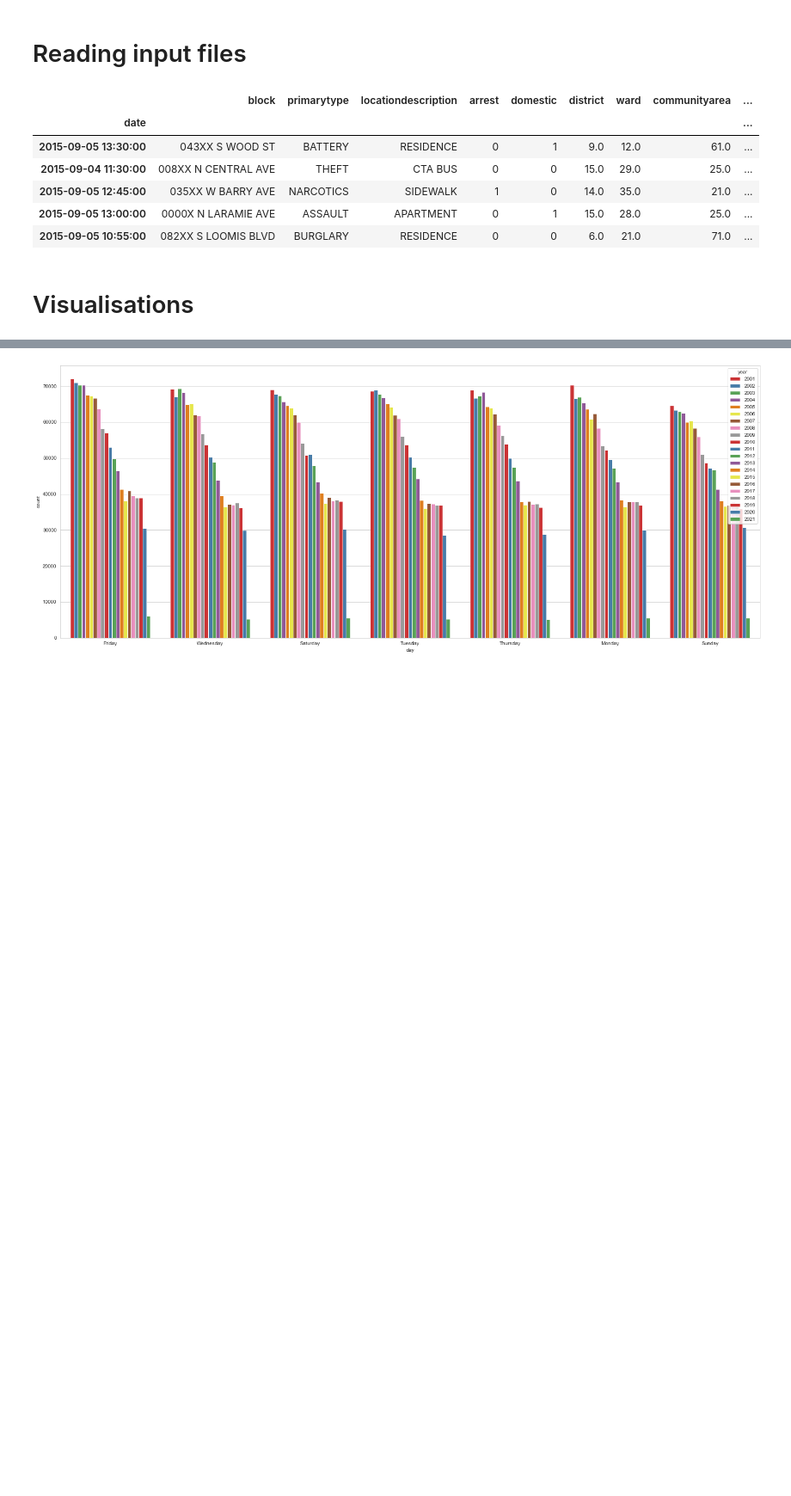
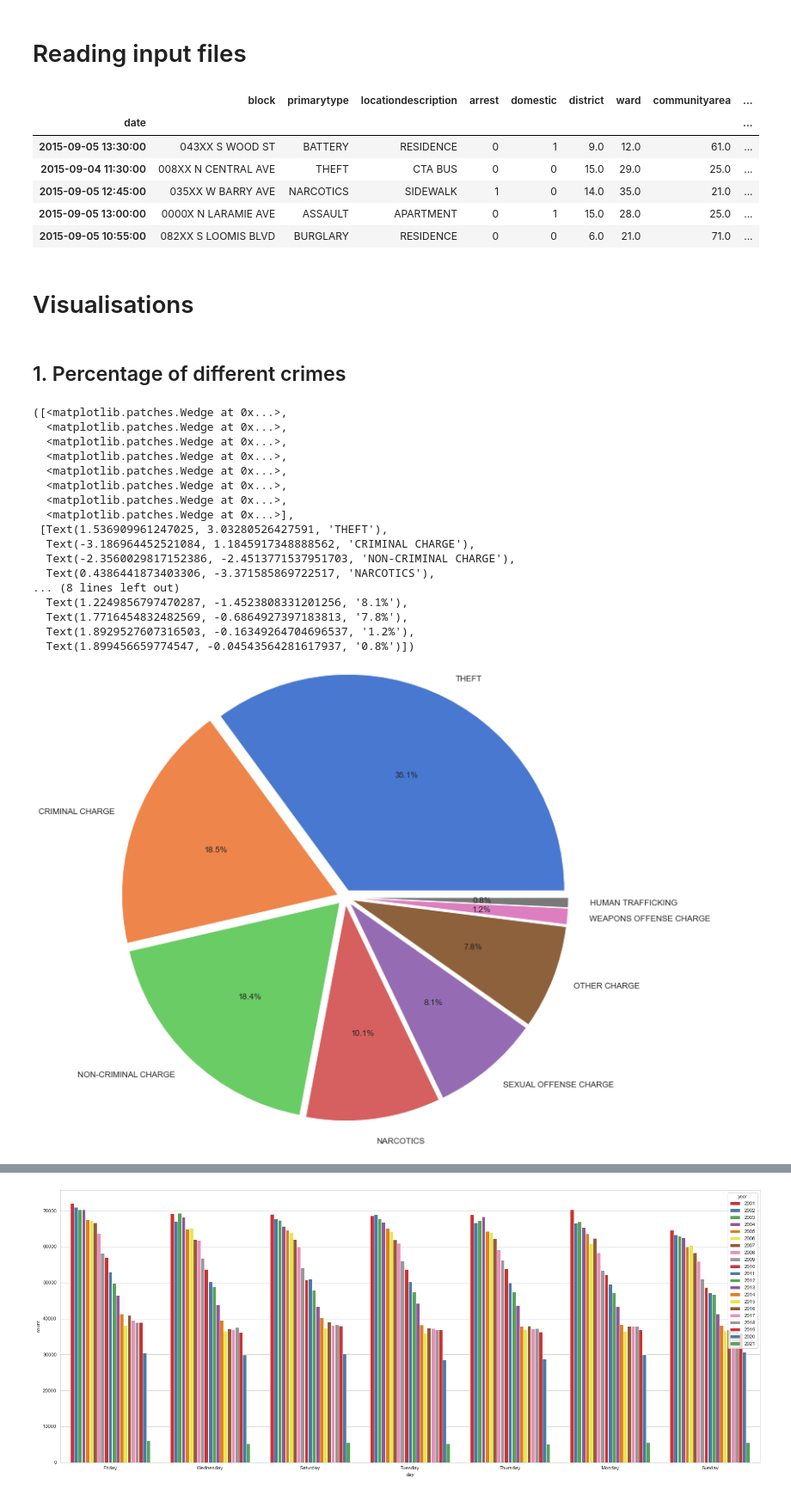
Before and after one commit to tejalvs/ChicagoCrimeAnalysis, a Jupyter notebook: Visualisations.ipynb, the cells around one changed output, grey strips where cells are left out. Shown at 86% size. Cells and saved outputs as stored; diff of their text form; code cells hidden in the pictures; blank space fills up the shorter version.

```diff
--- a/Visualisations.ipynb
+++ b/Visualisations.ipynb
@@ -35,14 +35,14 @@ def create_mappings(mapping_dict,dataFrame,attribute):
 
 grouped_crime_dict = {}
 crimes_dict = {
-    ('CRIMINAL TRESPASS','CRIMINAL DAMAGE','DECEPTIVE PRACTICE','HOMICIDE') : 'CRIMINAL_OFFENSE',
-    ('KIDNAPPING','HUMAN TRAFFICKING','OFFENSE INVOLVING CHILDREN') : 'HUMAN_TRAFFICKING_OFFENSE',
-    ('NARCOTICS','OTHER NARCOTIC VIOLATION') : 'NARCOTIC_OFFENSE',
+    ('CRIMINAL TRESPASS','CRIMINAL DAMAGE','DECEPTIVE PRACTICE','HOMICIDE') : 'CRIMINAL CHARGE',
+    ('KIDNAPPING','HUMAN TRAFFICKING','OFFENSE INVOLVING CHILDREN') : 'HUMAN TRAFFICKING',
+    ('NARCOTICS','OTHER NARCOTIC VIOLATION') : 'NARCOTICS',
     ('BURGLARY','MOTOR VEHICLE THEFT','THEFT','ROBBERY') : 'THEFT',
-    ('BATTERY','ASSAULT','NON-CRIMINAL','NON-CRIMINAL (SUBJECT SPECIFIED)') : 'NON-CRIMINAL_ASSAULT',
-    ('CRIM SEXUAL ASSAULT','SEX OFFENSE','STALKING','PROSTITUTION') : 'SEXUAL_OFFENSE',
-    ('WEAPONS VIOLATION','CONCEALED CARRY LICENSE VIOLATION') :  'WEAPONS_OFFENSE',
-    ('OTHER OFFENSE','ARSON','GAMBLING','PUBLIC PEACE VIOLATION','INTIMIDATION','INTERFERENCE WITH PUBLIC OFFICER','LIQUOR LAW VIOLATION','OBSCENITY','PUBLIC INDECENCY') : 'OTHER_OFFENSE'
+    ('BATTERY','NON-CRIMINAL','NON-CRIMINAL (SUBJECT SPECIFIED)') : 'NON-CRIMINAL CHARGE',
+    ('CRIM SEXUAL ASSAULT','SEX OFFENSE','STALKING','PROSTITUTION','ASSAULT') : 'SEXUAL OFFENSE CHARGE',
+    ('WEAPONS VIOLATION','CONCEALED CARRY LICENSE VIOLATION') :  'WEAPONS OFFENSE CHARGE',
+    ('OTHER OFFENSE','ARSON','GAMBLING','PUBLIC PEACE VIOLATION','INTIMIDATION','INTERFERENCE WITH PUBLIC OFFICER','LIQUOR LAW VIOLATION','OBSCENITY','PUBLIC INDECENCY') : 'OTHER CHARGE'
 }
 #crimes_df=create_mappings(crimes_dict,crimes_df,"grouped_crime_type")
 
@@ -54,7 +54,7 @@ crimes_df['grouped_crime_type'] = crimes_df.primarytype.map(grouped_crime_dict)
 grouped_loc_dict={}
 loc_dict = {
     ('RESIDENCE', 'APARTMENT', 'CHA APARTMENT', 'RESIDENCE PORCH/HALLWAY', 'RESIDENCE-GARAGE',
-    'RESIDENTIAL YARD (FRONT/BACK)', 'DRIVEWAY - RESIDENTIAL', 'HOUSE') : 'RESIDENCE',
+    'RESIDENTIAL YARD (FRONT/BACK)', 'DRIVEWAY - RESIDENTIAL', 'HOUSE') : 'RESIDENTIAL AREA',
 
     ('BARBERSHOP', 'COMMERCIAL / BUSINESS OFFICE', 'CURRENCY EXCHANGE', 'DEPARTMENT STORE', 'RESTAURANT',
     'ATHLETIC CLUB', 'TAVERN/LIQUOR STORE', 'SMALL RETAIL STORE', 'HOTEL/MOTEL', 'GAS STATION',
@@ -62,7 +62,7 @@ loc_dict = {
     'GROCERY FOOD STORE', 'CAR WASH', 'SPORTS ARENA/STADIUM', 'DAY CARE CENTER', 'MOVIE HOUSE/THEATER',
     'APPLIANCE STORE', 'CLEANING STORE', 'PAWN SHOP', 'FACTORY/MANUFACTURING BUILDING', 'ANIMAL HOSPITAL',
     'BOWLING ALLEY', 'SAVINGS AND LOAN', 'CREDIT UNION', 'KENNEL', 'GARAGE/AUTO REPAIR', 'LIQUOR STORE',
-    'GAS STATION DRIVE/PROP.', 'OFFICE', 'BARBER SHOP/BEAUTY SALON') : 'BUSINESS',
+    'GAS STATION DRIVE/PROP.', 'OFFICE', 'BARBER SHOP/BEAUTY SALON') : 'BUSINESS AREA',
 
     ('VEHICLE NON-COMMERCIAL', 'AUTO', 'VEHICLE - OTHER RIDE SHARE SERVICE (E.G., UBER, LYFT)', 'TAXICAB',
     'VEHICLE-COMMERCIAL', 'VEHICLE - DELIVERY TRUCK', 'VEHICLE-COMMERCIAL - TROLLEY BUS',
@@ -70,15 +70,15 @@ loc_dict = {
 
     ('HOSPITAL BUILDING/GROUNDS', 'NURSING HOME/RETIREMENT HOME', 'SCHOOL, PUBLIC, BUILDING',
     'CHURCH/SYNAGOGUE/PLACE OF WORSHIP', 'SCHOOL, PUBLIC, GROUNDS', 'SCHOOL, PRIVATE, BUILDING',
-    'MEDICAL/DENTAL OFFICE', 'LIBRARY', 'COLLEGE/UNIVERSITY RESIDENCE HALL', 'YMCA', 'HOSPITAL') : 'PUBLIC_BUILDING',
+    'MEDICAL/DENTAL OFFICE', 'LIBRARY', 'COLLEGE/UNIVERSITY RESIDENCE HALL', 'YMCA', 'HOSPITAL') : 'PUBLIC BUILDINGS',
 
     ('STREET', 'PARKING LOT/GARAGE(NON.RESID.)', 'SIDEWALK', 'PARK PROPERTY', 'ALLEY', 'CEMETARY',
     'CHA HALLWAY/STAIRWELL/ELEVATOR', 'CHA PARKING LOT/GROUNDS', 'COLLEGE/UNIVERSITY GROUNDS', 'BRIDGE',
     'SCHOOL, PRIVATE, GROUNDS', 'FOREST PRESERVE', 'LAKEFRONT/WATERFRONT/RIVERBANK', 'PARKING LOT', 'DRIVEWAY',
-    'HALLWAY', 'YARD', 'CHA GROUNDS', 'RIVER BANK', 'STAIRWELL', 'CHA PARKING LOT') : 'PUBLIC_AREA',
+    'HALLWAY', 'YARD', 'CHA GROUNDS', 'RIVER BANK', 'STAIRWELL', 'CHA PARKING LOT') : 'PUBLIC AREA',
 
     ('POLICE FACILITY/VEH PARKING LOT', 'GOVERNMENT BUILDING/PROPERTY', 'FEDERAL BUILDING', 'JAIL / LOCK-UP FACILITY',
-    'FIRE STATION', 'GOVERNMENT BUILDING') : 'GOVERNMENT',
+    'FIRE STATION', 'GOVERNMENT BUILDING') : 'GOVERNMENT LOCATONS',
 
     ('AIRPORT TERMINAL UPPER LEVEL - NON-SECURE AREA', 'CTA PLATFORM', 'CTA STATION', 'CTA BUS STOP',
     'AIRPORT TERMINAL UPPER LEVEL - SECURE AREA', 'CTA TRAIN', 'CTA BUS', 'CTA GARAGE / OTHER PROPERTY',
@@ -88,7 +88,7 @@ loc_dict = {
     'AIRPORT BUILDING NON-TERMINAL - NON-SECURE AREA', 'AIRPORT VENDING ESTABLISHMENT',
     'AIRPORT TERMINAL MEZZANINE - NON-SECURE AREA', 'AIRPORT EXTERIOR - SECURE AREA', 'AIRPORT TRANSPORTATION SYSTEM (ATS)',
     'CTA TRACKS - RIGHT OF WAY', 'AIRPORT/AIRCRAFT', 'BOAT/WATERCRAFT', 'CTA PROPERTY', 'CTA "L" PLATFORM',
-    'RAILROAD PROPERTY') : 'PUBLIC_TRANSPORTATION',
+    'RAILROAD PROPERTY') : 'PUBLIC TRANSPORT',
 
     ('OTHER', 'ABANDONED BUILDING', 'WAREHOUSE', 'ATM (AUTOMATIC TELLER MACHINE)', 'VACANT LOT/LAND',
     'CONSTRUCTION SITE', 'POOL ROOM', 'NEWSSTAND', 'HIGHWAY/EXPRESSWAY', 'COIN OPERATED MACHINE', 'HORSE STABLE',
@@ -115,3 +115,28 @@ crimes_df.head(5)
 | 2015-09-05 10:55:00 | 082XX S LOOMIS BLVD | BURGLARY | RESIDENCE | 0 | 0 | 6.0 | 21.0 | 71.0 | ... |
 # %% [markdown]
 # Visualisations
+# %% [markdown]
+## 1. Percentage of different crimes
+# %%
+data=crimes_df['grouped_crime_type'].value_counts()
+exp = (0.1, 0.1, 0.1, 0.1,0.1,0.1,0.1,0.1)
+plt.pie(data,labels=data.index,autopct='%1.1f%%',radius=3,explode=exp)
+# %% [output]
+([<matplotlib.patches.Wedge at 0x...>,
+  <matplotlib.patches.Wedge at 0x...>,
+  <matplotlib.patches.Wedge at 0x...>,
+  <matplotlib.patches.Wedge at 0x...>,
+  <matplotlib.patches.Wedge at 0x...>,
+  <matplotlib.patches.Wedge at 0x...>,
+  <matplotlib.patches.Wedge at 0x...>,
+  <matplotlib.patches.Wedge at 0x...>],
+ [Text(1.536909961247025, 3.03280526427591, 'THEFT'),
+  Text(-3.186964452521084, 1.1845917348888562, 'CRIMINAL CHARGE'),
+  Text(-2.3560029817152386, -2.4513771537951703, 'NON-CRIMINAL CHARGE'),
+  Text(0.4386441873403306, -3.371585869722517, 'NARCOTICS'),
+... (8 lines left out)
+  Text(1.2249856797470287, -1.4523808331201256, '8.1%'),
+  Text(1.7716454832482569, -0.6864927397183813, '7.8%'),
+  Text(1.8929527607316503, -0.16349264704696537, '1.2%'),
+  Text(1.899456659774547, -0.04543564281617937, '0.8%')])
+[figure, added]
```
Also changed, not shown: parts of 30 cells of this notebook.
